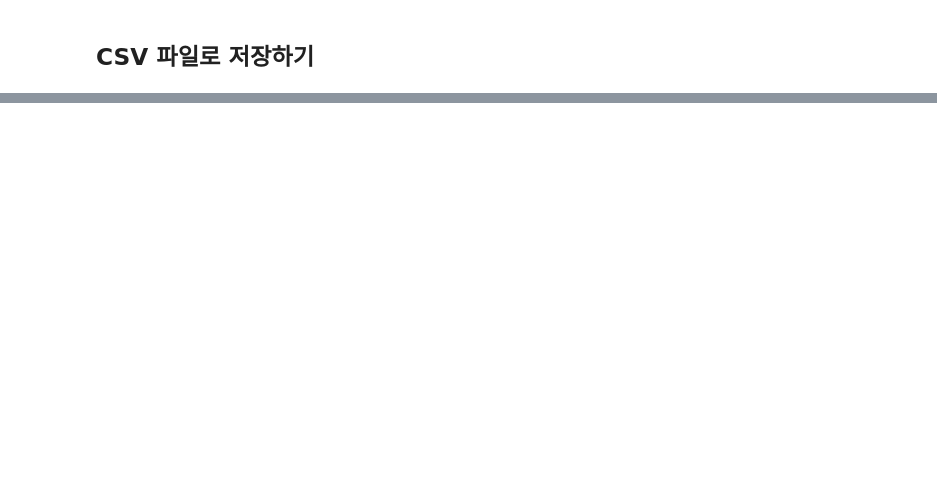
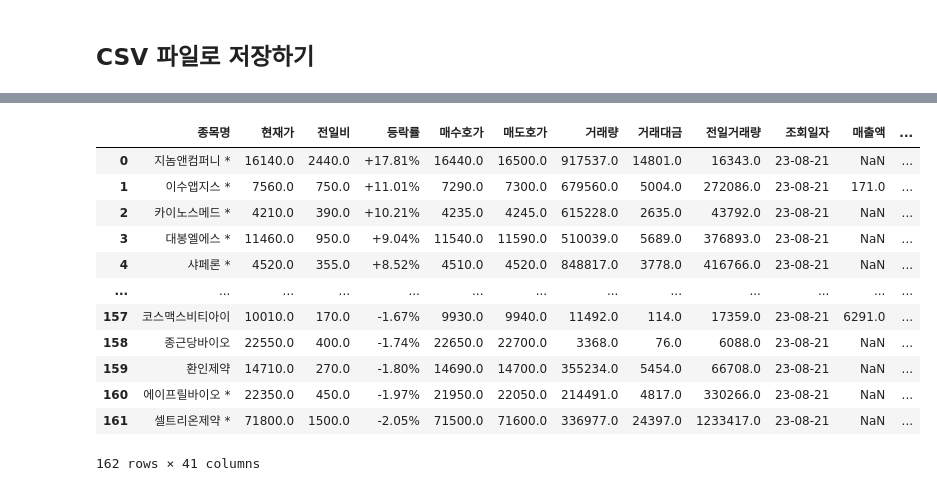
Before and after one commit to jamjamzo/finance-data-analysis, a Jupyter notebook: 5.2 업종 테마 데이터 전처리-input.ipynb, the cells around one changed output, grey strips where cells are left out. Drawn from its saved outputs; the diff is of its cells as text; code cells hidden in the pictures; blank space fills up the shorter version.

```diff
--- a/5.2 업종 테마 데이터 전처리-input.ipynb
+++ b/5.2 업종 테마 데이터 전처리-input.ipynb
@@ -787,6 +893,6 @@ file_name
 # %%
 # 저장할 파일명을 만들어 줍니다.
 # 기존 파일명에 _ver2 를 붙여줍니다.
-# final_file_name
+final_file_name = file_name.replace('.csv','_ver2.csv')
 # %%
 # final_file_name 변수에 있는 파일명으로 저장합니다.
@@ -793,3 +900,18 @@ file_name
 # %%
 # final_file_name 변수에 있는 값을 읽어옵니다.
 # 이 때, 종목코드는 dtype={"종목코드":np.object} 로 불러옵니다.
+pd.read_csv(final_file_name,dtype={"종목코드":object})
+# %% [output]
+|  | 종목명 | 현재가 | 전일비 | 등락률 | 매수호가 | 매도호가 | 거래량 | 거래대금 | 전일거래량 | 조회일자 | 매출액 | ... |
+| 0 | 지놈앤컴퍼니 * | 16140.0 | 2440.0 | +17.81% | 16440.0 | 16500.0 | 917537.0 | 14801.0 | 16343.0 | 23-08-21 | NaN | ... |
+| 1 | 이수앱지스 * | 7560.0 | 750.0 | +11.01% | 7290.0 | 7300.0 | 679560.0 | 5004.0 | 272086.0 | 23-08-21 | 171.0 | ... |
+| 2 | 카이노스메드 * | 4210.0 | 390.0 | +10.21% | 4235.0 | 4245.0 | 615228.0 | 2635.0 | 43792.0 | 23-08-21 | NaN | ... |
+| 3 | 대봉엘에스 * | 11460.0 | 950.0 | +9.04% | 11540.0 | 11590.0 | 510039.0 | 5689.0 | 376893.0 | 23-08-21 | NaN | ... |
+| 4 | 샤페론 * | 4520.0 | 355.0 | +8.52% | 4510.0 | 4520.0 | 848817.0 | 3778.0 | 416766.0 | 23-08-21 | NaN | ... |
+| ... | ... | ... | ... | ... | ... | ... | ... | ... | ... | ... | ... | ... |
+| 157 | 코스맥스비티아이 | 10010.0 | 170.0 | -1.67% | 9930.0 | 9940.0 | 11492.0 | 114.0 | 17359.0 | 23-08-21 | 6291.0 | ... |
+| 158 | 종근당바이오 | 22550.0 | 400.0 | -1.74% | 22650.0 | 22700.0 | 3368.0 | 76.0 | 6088.0 | 23-08-21 | NaN | ... |
+| 159 | 환인제약 | 14710.0 | 270.0 | -1.80% | 14690.0 | 14700.0 | 355234.0 | 5454.0 | 66708.0 | 23-08-21 | NaN | ... |
+| 160 | 에이프릴바이오 * | 22350.0 | 450.0 | -1.97% | 21950.0 | 22050.0 | 214491.0 | 4817.0 | 330266.0 | 23-08-21 | NaN | ... |
+| 161 | 셀트리온제약 * | 71800.0 | 1500.0 | -2.05% | 71500.0 | 71600.0 | 336977.0 | 24397.0 | 1233417.0 | 23-08-21 | NaN | ... |
+162 rows × 41 columns
```
Also changed, not shown: parts of 24 cells of this notebook, 1 other file.
